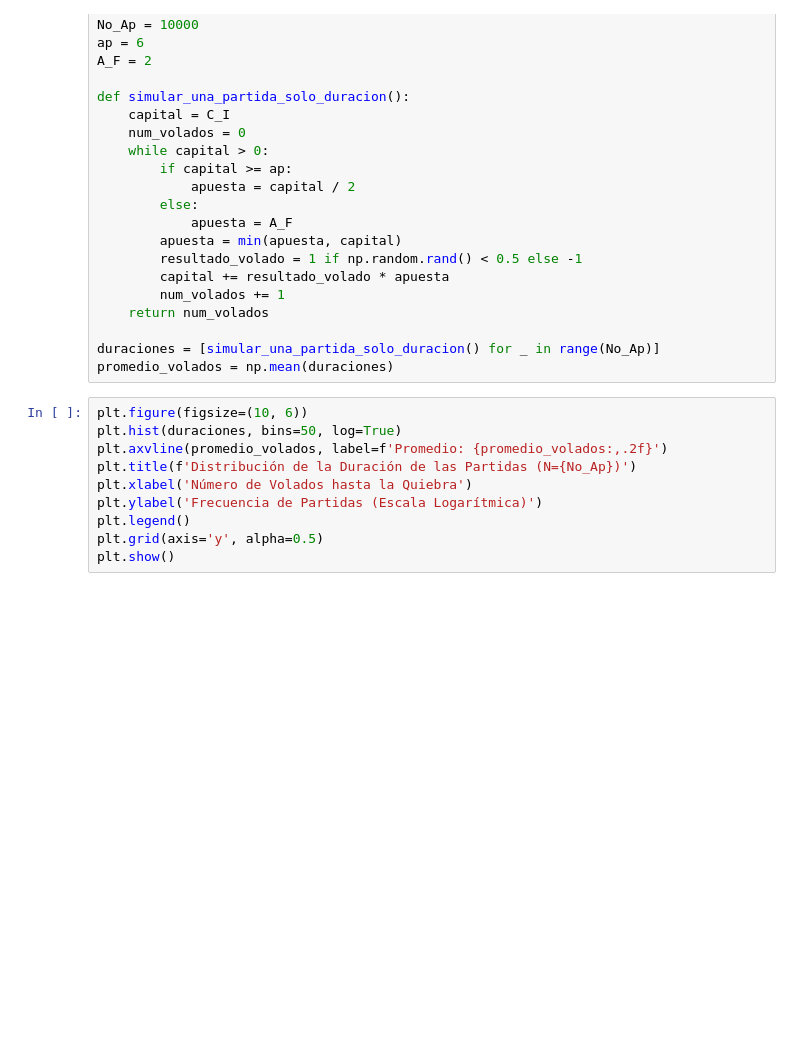
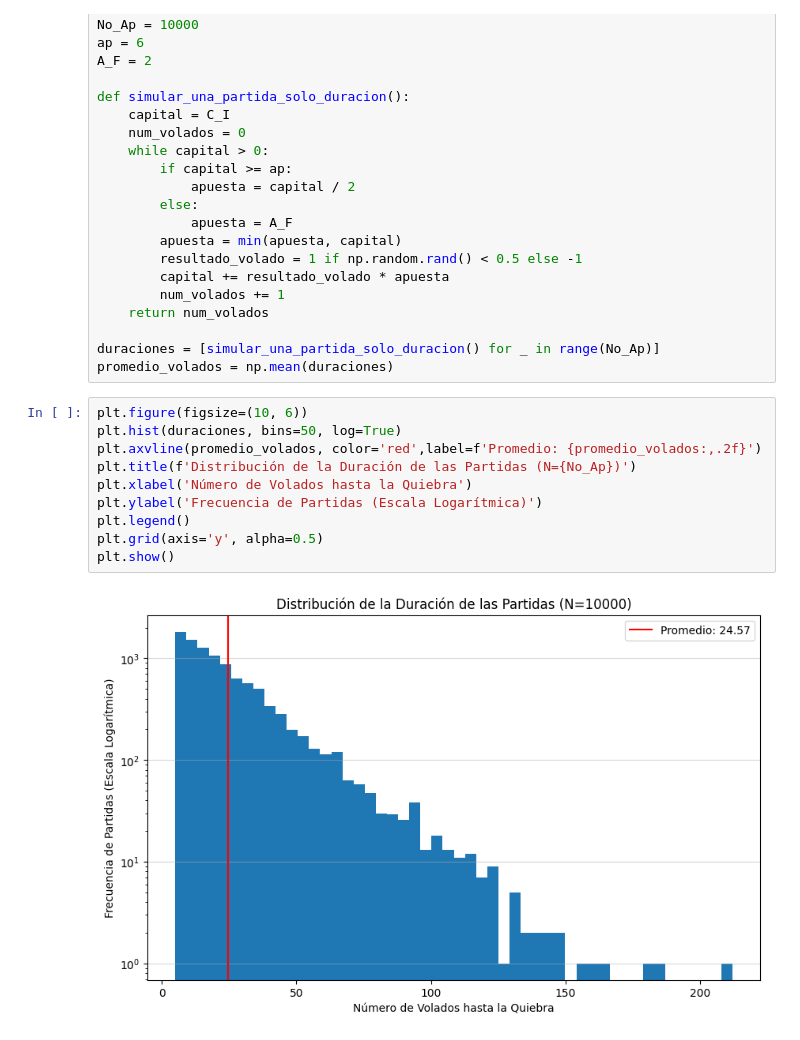
Before and after one commit to CamilaToS/Simulacion_Matematica_2025, a Jupyter notebook: Tarea2.1.ipynb, the cells around one changed output. Drawn from its saved outputs; the diff is of its cells as text; blank space fills up the shorter version.

```diff
--- a/Tarea2.1.ipynb
+++ b/Tarea2.1.ipynb
@@ -212,10 +212,12 @@ promedio_volados = np.mean(duraciones)
 # %%
 plt.figure(figsize=(10, 6))
 plt.hist(duraciones, bins=50, log=True)
-plt.axvline(promedio_volados, label=f'Promedio: {promedio_volados:,.2f}')
+plt.axvline(promedio_volados, color='red',label=f'Promedio: {promedio_volados:,.2f}')
 plt.title(f'Distribución de la Duración de las Partidas (N={No_Ap})')
 plt.xlabel('Número de Volados hasta la Quiebra')
 plt.ylabel('Frecuencia de Partidas (Escala Logarítmica)')
 plt.legend()
 plt.grid(axis='y', alpha=0.5)
 plt.show()
+# %% [output]
+[figure, added]
```
